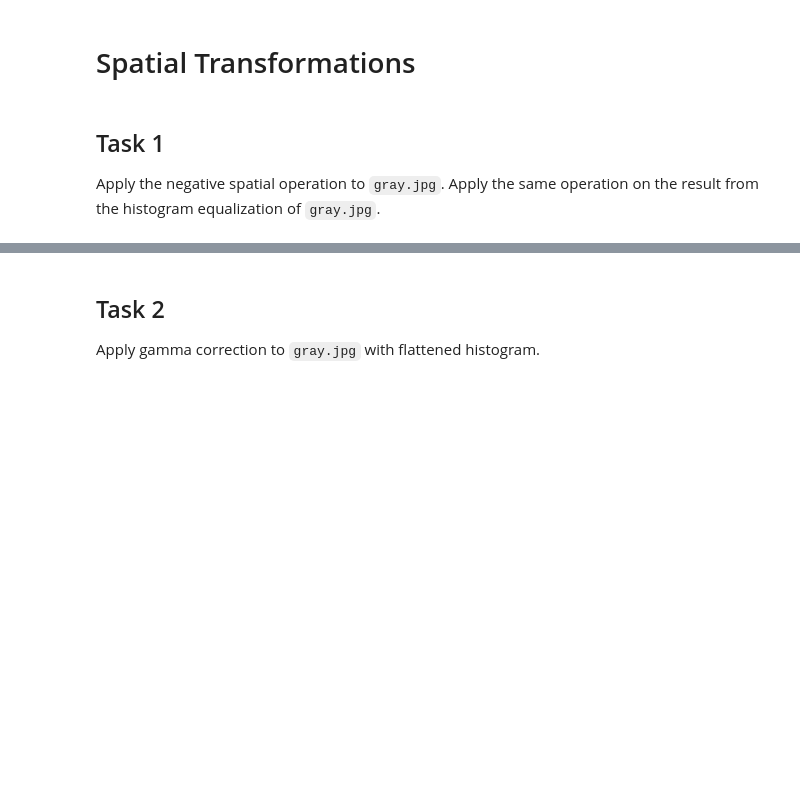
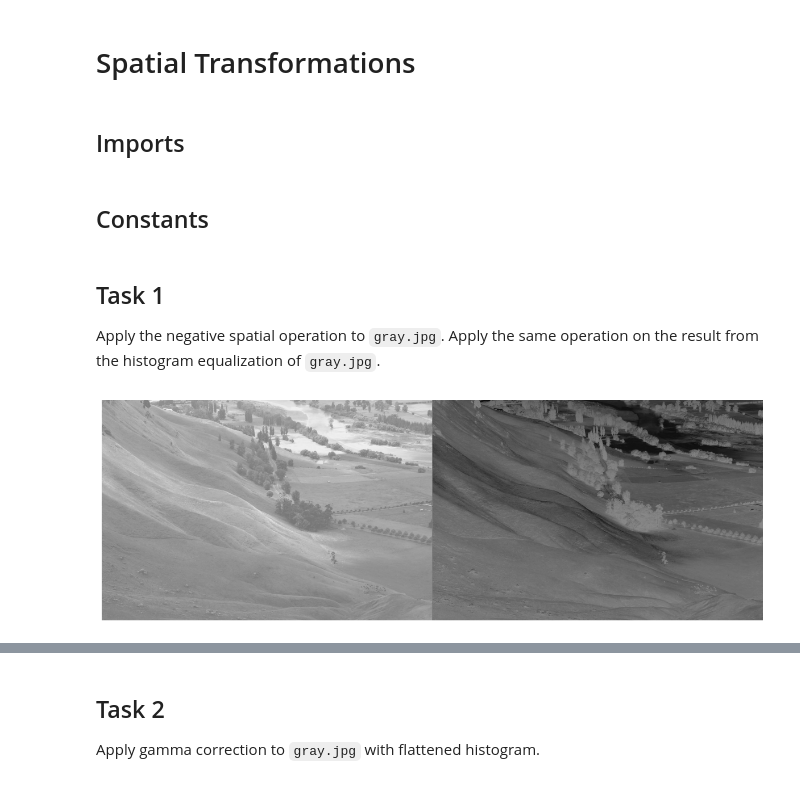
Before and after one commit to SimeonHristov99/image_preprocessing, a Jupyter notebook: 02_spatial_transformations.ipynb, the cells around one changed output, grey strips where cells are left out. Cells and saved outputs as stored; diff of their text form; code cells hidden in the pictures; blank space fills up the shorter version.

```diff
--- a/02_spatial_transformations.ipynb
+++ b/02_spatial_transformations.ipynb
@@ -1,2 +1,4 @@
 # %% [markdown]
 # Spatial Transformations
+# %% [markdown]
+## Imports
@@ -3,4 +9,20 @@
+# %% [markdown]
+## Constants
+# %%
+PIXELS_CNT = 256
 # %% [markdown]
 ## Task 1
 
 Apply the negative spatial operation to `gray.jpg`. Apply the same operation on the result from the histogram equalization of `gray.jpg`.
+# %%
+gray = cv2.imread('./assets/gray.jpg', cv2.IMREAD_GRAYSCALE)
+
+gray_negative = PIXELS_CNT - 1 - gray
+
+both = np.concatenate((gray, gray_negative), axis=1)
+
+plt.figure(figsize=(15, 13))
+plt.axis('off')
+plt.imshow(both, 'gray');
+# %% [output]
+[figure, added]
```
Also changed, not shown: parts of 3 cells of this notebook.
